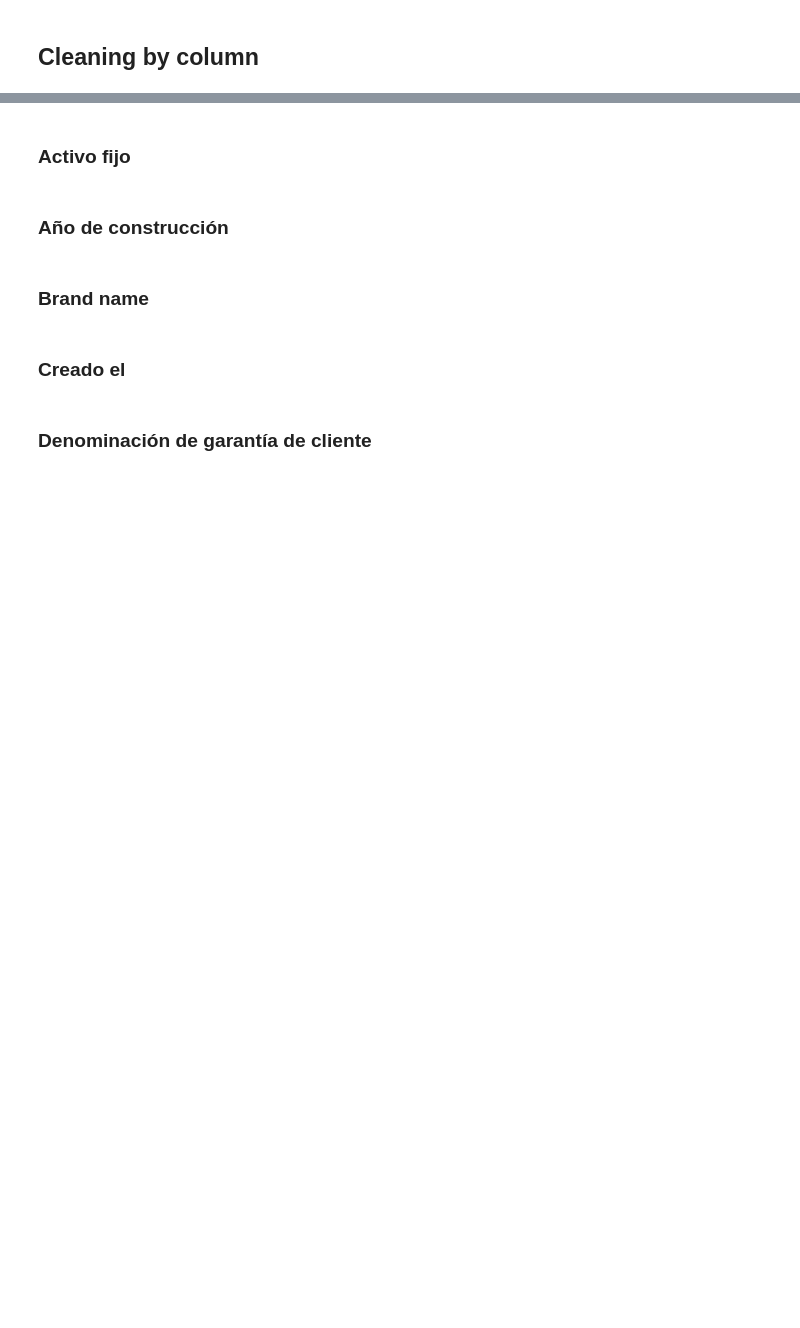
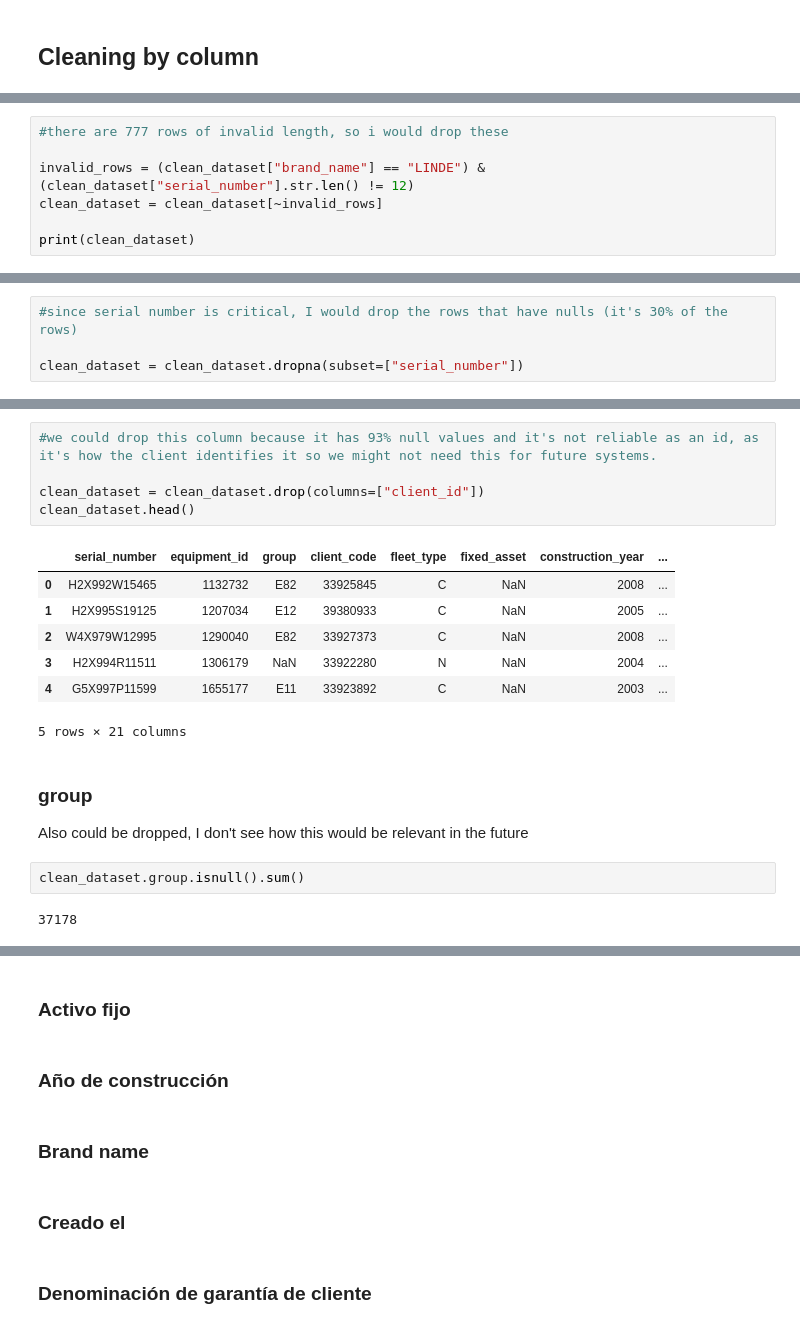
Before and after one commit to martafillol/practice_Case, a Jupyter notebook: cleaning.ipynb, the cells around one changed output, grey strips where cells are left out. Drawn from its saved outputs; the diff is of its cells as text; blank space fills up the shorter version.

```diff
--- a/cleaning.ipynb
+++ b/cleaning.ipynb
@@ -317,0 +543,7 @@ for i in list:
+# %%
+#there are 777 rows of invalid length, so i would drop these
+
+invalid_rows = (clean_dataset["brand_name"] == "LINDE") & (clean_dataset["serial_number"].str.len() != 12)
+clean_dataset = clean_dataset[~invalid_rows]
+
+print(clean_dataset)
@@ -317,0 +580,4 @@ for i in list:
+# %%
+#since serial number is critical, I would drop the rows that have nulls (it's 30% of the rows)
+
+clean_dataset = clean_dataset.dropna(subset=["serial_number"])
@@ -317,0 +651,21 @@ for i in list:
+# %%
+#we could drop this column because it has 93% null values and it's not reliable as an id, as it's how the client identifies it so we might not need this for future systems.
+
+clean_dataset = clean_dataset.drop(columns=["client_id"])
+clean_dataset.head()
+# %% [output]
+|  | serial_number | equipment_id | group | client_code | fleet_type | fixed_asset | construction_year | ... |
+| 0 | H2X992W15465 | 1132732 | E82 | 33925845 | C | NaN | 2008 | ... |
+| 1 | H2X995S19125 | 1207034 | E12 | 39380933 | C | NaN | 2005 | ... |
+| 2 | W4X979W12995 | 1290040 | E82 | 33927373 | C | NaN | 2008 | ... |
+| 3 | H2X994R11511 | 1306179 | NaN | 33922280 | N | NaN | 2004 | ... |
+| 4 | G5X997P11599 | 1655177 | E11 | 33923892 | C | NaN | 2003 | ... |
+5 rows × 21 columns
+# %% [markdown]
+### group
+
+Also could be dropped, I don't see how this would be relevant in the future
+# %%
+clean_dataset.group.isnull().sum()
+# %% [output]
+37178
```
Also changed, not shown: parts of 46 cells of this notebook.
